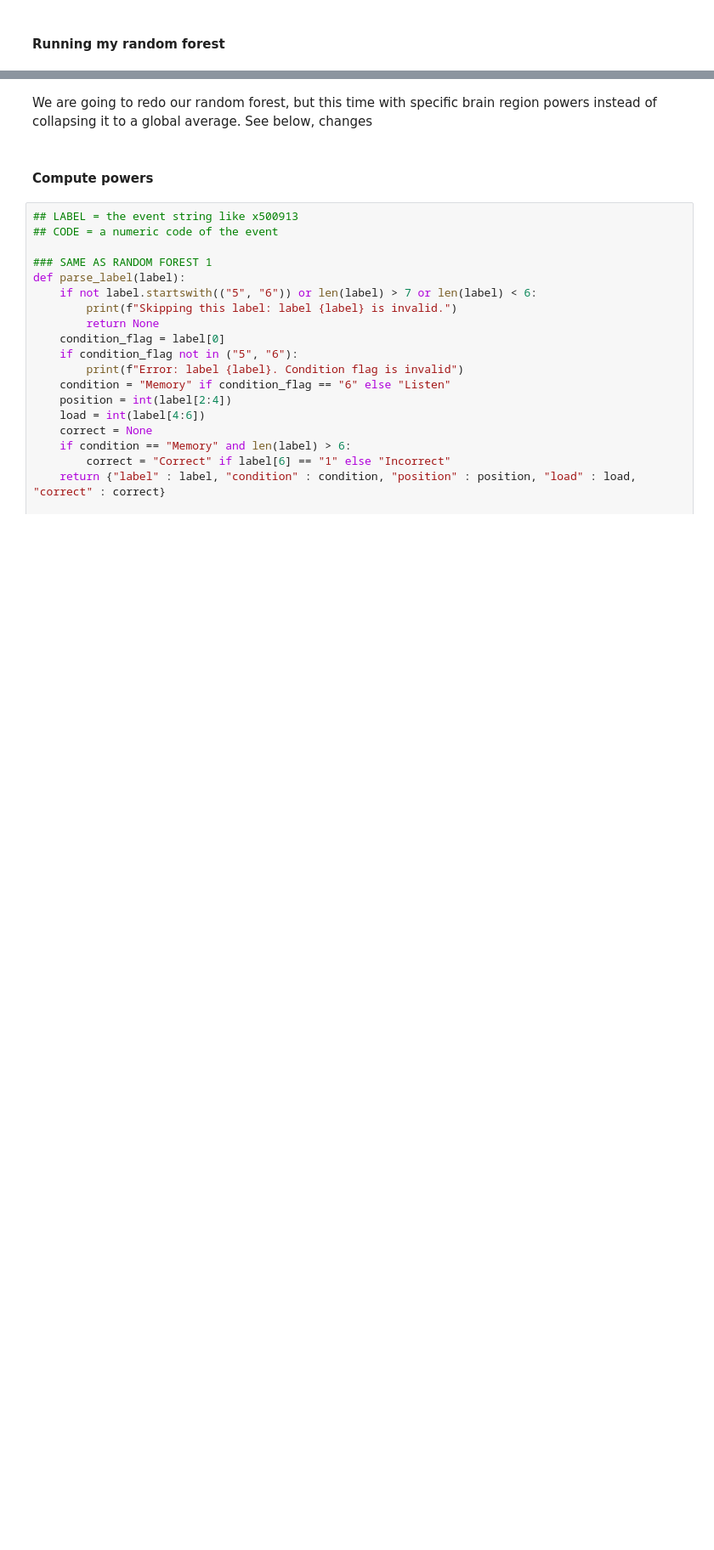
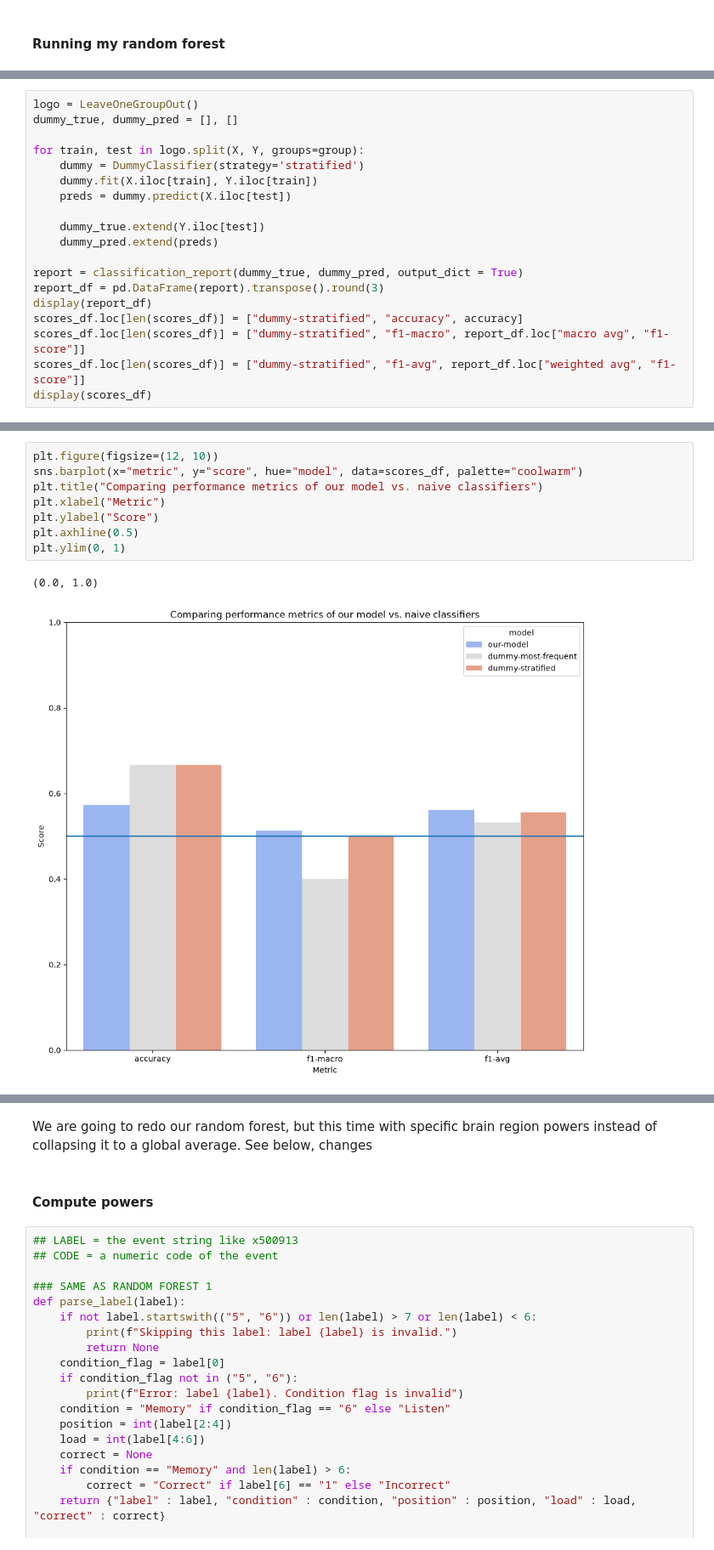
Before and after one commit to atifmmahmud/cognitive-load-biomarkers, a Jupyter notebook: eeg-classifier.ipynb, the cells around one changed output, grey strips where cells are left out. Shown: that part at 85% size. Saved outputs shown, nothing was run; the diff lists cells and outputs as text; blank space fills up the shorter version.

```diff
--- a/eeg-classifier.ipynb
+++ b/eeg-classifier.ipynb
@@ -329,0 +451,19 @@ print(f"Classification report: {classification_report(true, predicted)}")
+# %%
+logo = LeaveOneGroupOut()
+dummy_true, dummy_pred = [], []
+
+for train, test in logo.split(X, Y, groups=group):
+    dummy = DummyClassifier(strategy='stratified')
+    dummy.fit(X.iloc[train], Y.iloc[train])
+    preds = dummy.predict(X.iloc[test])
+
+    dummy_true.extend(Y.iloc[test])
+    dummy_pred.extend(preds)
+
+report = classification_report(dummy_true, dummy_pred, output_dict = True)
+report_df = pd.DataFrame(report).transpose().round(3)
+display(report_df)
+scores_df.loc[len(scores_df)] = ["dummy-stratified", "accuracy", accuracy]
+scores_df.loc[len(scores_df)] = ["dummy-stratified", "f1-macro", report_df.loc["macro avg", "f1-score"]]
+scores_df.loc[len(scores_df)] = ["dummy-stratified", "f1-avg", report_df.loc["weighted avg", "f1-score"]]
+display(scores_df)
@@ -329,0 +487,11 @@ print(f"Classification report: {classification_report(true, predicted)}")
+# %%
+plt.figure(figsize=(12, 10))
+sns.barplot(x="metric", y="score", hue="model", data=scores_df, palette="coolwarm")
+plt.title("Comparing performance metrics of our model vs. naive classifiers")
+plt.xlabel("Metric")
+plt.ylabel("Score")
+plt.axhline(0.5)
+plt.ylim(0, 1)
+# %% [output]
+(0.0, 1.0)
+[figure, added]
```
Also changed, not shown: parts of 65 cells of this notebook.
